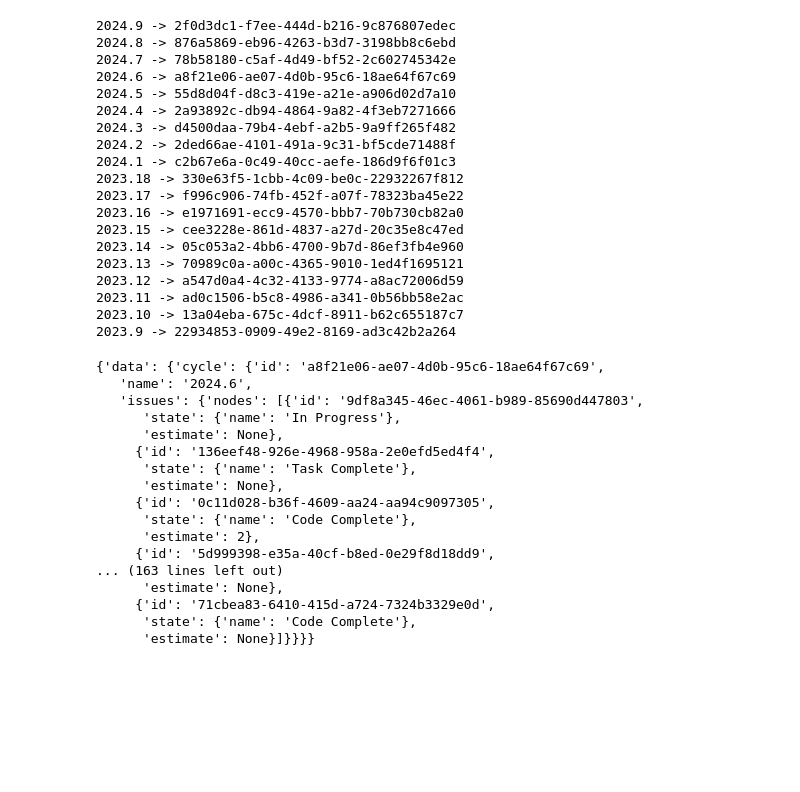
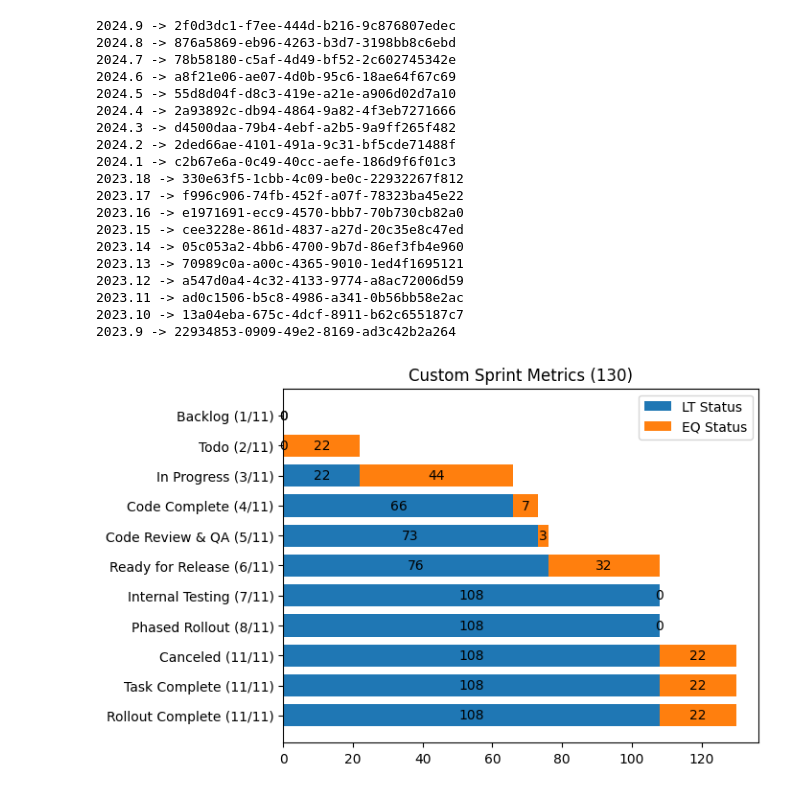
Before and after one commit to ahape/custom_linear_metrics, a Jupyter notebook: CustomSprintMetrics.ipynb, the cells around one changed output. Cells and saved outputs as stored; diff of their text form; code cells hidden in the pictures; blank space fills up the shorter version.

```diff
--- a/CustomSprintMetrics.ipynb
+++ b/CustomSprintMetrics.ipynb
@@ -70,22 +159,13 @@ for cycle in response_json["data"]["cycles"]["nodes"]:
 # This is where you enter the ID of the current cycle
 current_cycle = "a8f21e06-ae07-4d0b-95c6-18ae64f67c69"
 # %%
+# Get issues from current_cycle
 response_json = request_json(issues_query.replace("CYCLE_ID", current_cycle))
+
+# Outfit data to pass to renderer
+chart_data = partition_issues(response_json)
+total_sprint_points = sum(map(get_points, get_issues(response_json)))
+
+render_chart(chart_data, total_sprint_points)
 # %% [output]
-{'data': {'cycle': {'id': 'a8f21e06-ae07-4d0b-95c6-18ae64f67c69',
-   'name': '2024.6',
-   'issues': {'nodes': [{'id': '9df8a345-46ec-4061-b989-85690d447803',
-      'state': {'name': 'In Progress'},
-      'estimate': None},
-     {'id': '136eef48-926e-4968-958a-2e0efd5ed4f4',
-      'state': {'name': 'Task Complete'},
-      'estimate': None},
-     {'id': '0c11d028-b36f-4609-aa24-aa94c9097305',
-      'state': {'name': 'Code Complete'},
-      'estimate': 2},
-     {'id': '5d999398-e35a-40cf-b8ed-0e29f8d18dd9',
-... (163 lines left out)
-      'estimate': None},
-     {'id': '71cbea83-6410-415d-a724-7324b3329e0d',
-      'state': {'name': 'Code Complete'},
-      'estimate': None}]}}}}
+[figure, added]
```
Also changed, not shown: parts of 1 cell of this notebook, 1 other file.
